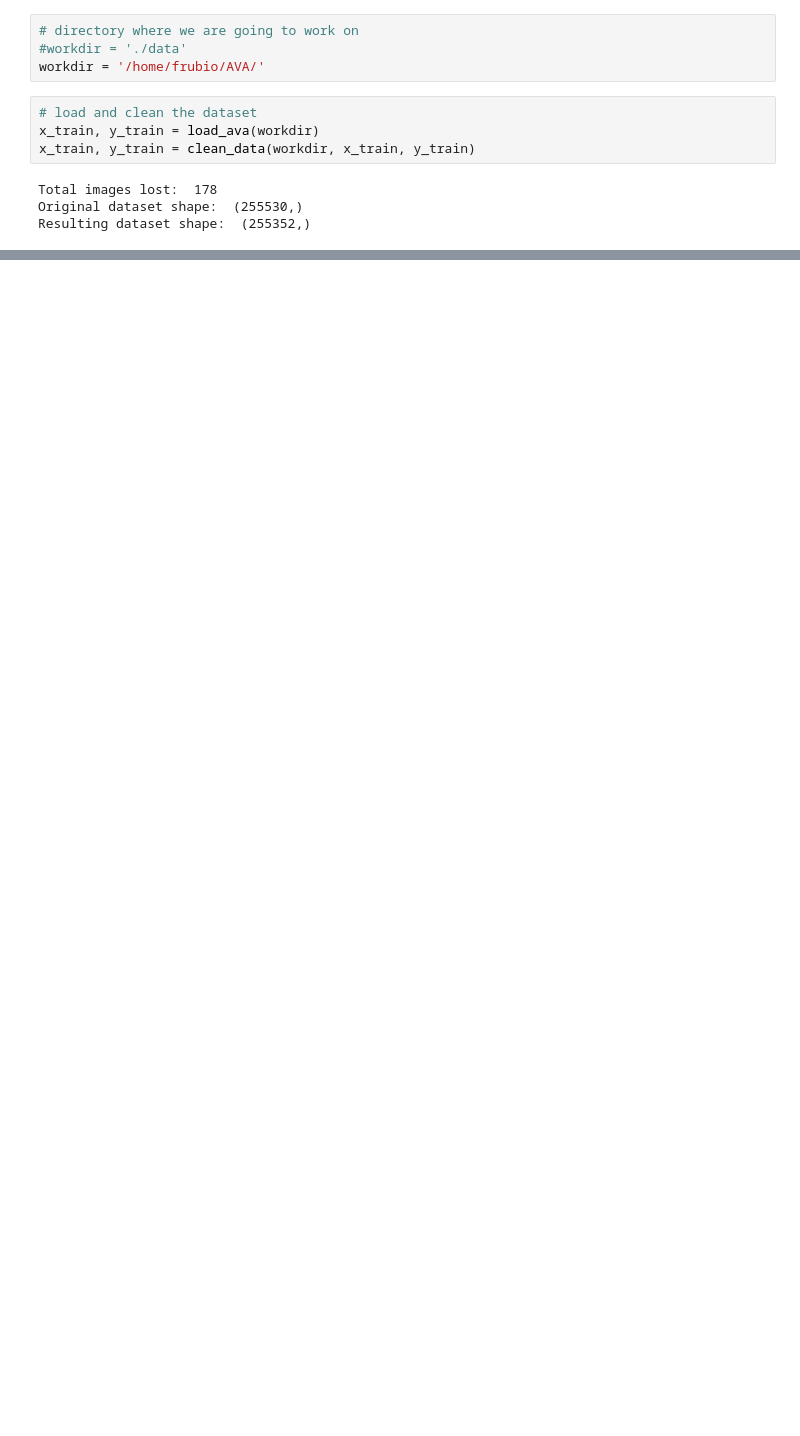
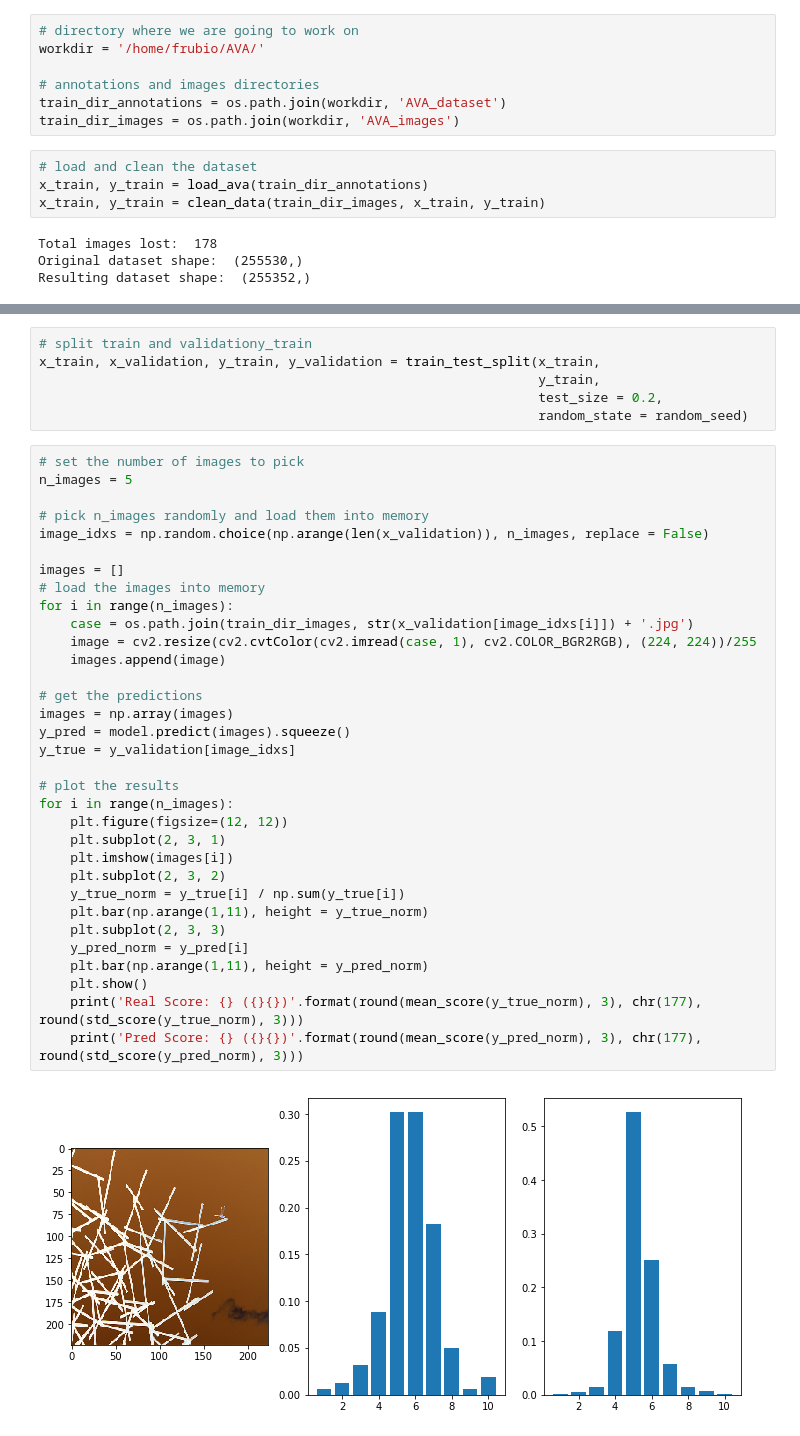
Before and after one commit to pablo-leo/NIMA-TFG, a Jupyter notebook: test_model.ipynb, the cells around one changed output, grey strips where cells are left out. Saved outputs shown, nothing was run; the diff lists cells and outputs as text; blank space fills up the shorter version.

```diff
--- a/test_model.ipynb
+++ b/test_model.ipynb
@@ -51,11 +95,14 @@ _________________________________________________________________
 # %%
 # directory where we are going to work on
-#workdir = './data'
 workdir = '/home/frubio/AVA/'
+
+# annotations and images directories
+train_dir_annotations = os.path.join(workdir, 'AVA_dataset')
+train_dir_images = os.path.join(workdir, 'AVA_images')
 # %%
 # load and clean the dataset
-x_train, y_train = load_ava(workdir)
-x_train, y_train = clean_data(workdir, x_train, y_train)
+x_train, y_train = load_ava(train_dir_annotations)
+x_train, y_train = clean_data(train_dir_images, x_train, y_train)
 # %% [output]
 Total images lost:  178
 Original dataset shape:  (255530,)
@@ -120,0 +110,41 @@ Filename:  854144.jpg
+# %%
+# split train and validationy_train
+x_train, x_validation, y_train, y_validation = train_test_split(x_train,
+                                                                y_train,
+                                                                test_size = 0.2,
+                                                                random_state = random_seed)
+# %%
+# set the number of images to pick
+n_images = 5
+
+# pick n_images randomly and load them into memory
+image_idxs = np.random.choice(np.arange(len(x_validation)), n_images, replace = False)
+
+images = []
+# load the images into memory
+for i in range(n_images):
+    case = os.path.join(train_dir_images, str(x_validation[image_idxs[i]]) + '.jpg')
+    image = cv2.resize(cv2.cvtColor(cv2.imread(case, 1), cv2.COLOR_BGR2RGB), (224, 224))/255
+    images.append(image)
+
+# get the predictions
+images = np.array(images)
+y_pred = model.predict(images).squeeze()
+y_true = y_validation[image_idxs]
+
+# plot the results
+for i in range(n_images):
+    plt.figure(figsize=(12, 12))
+    plt.subplot(2, 3, 1)
+    plt.imshow(images[i])
+    plt.subplot(2, 3, 2)
+    y_true_norm = y_true[i] / np.sum(y_true[i])
+    plt.bar(np.arange(1,11), height = y_true_norm)
+    plt.subplot(2, 3, 3)
+    y_pred_norm = y_pred[i]
+    plt.bar(np.arange(1,11), height = y_pred_norm)
+    plt.show()
+    print('Real Score: {} ({}{})'.format(round(mean_score(y_true_norm), 3), chr(177), round(std_score(y_true_norm), 3)))
+    print('Pred Score: {} ({}{})'.format(round(mean_score(y_pred_norm), 3), chr(177), round(std_score(y_pred_norm), 3)))
+# %% [output]
+[figure, added]
```
Also changed, not shown: parts of 7 cells of this notebook, 12 other files.
